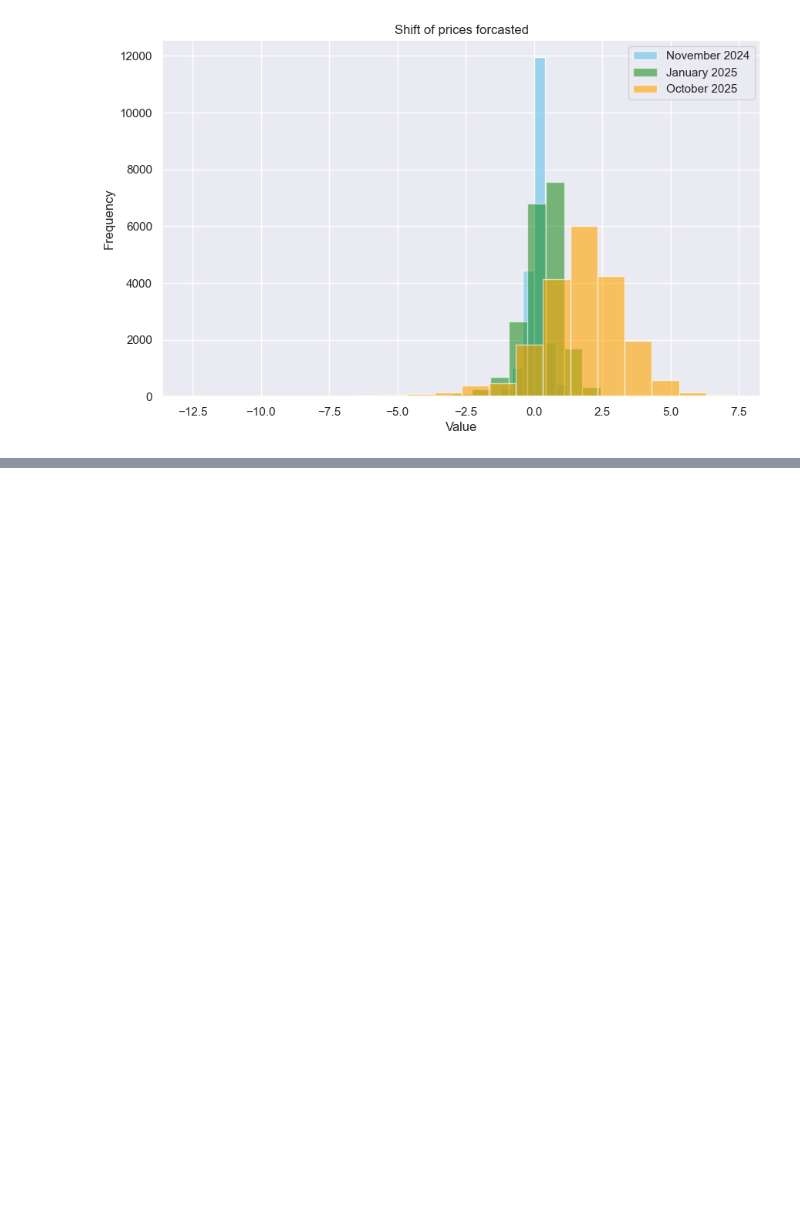
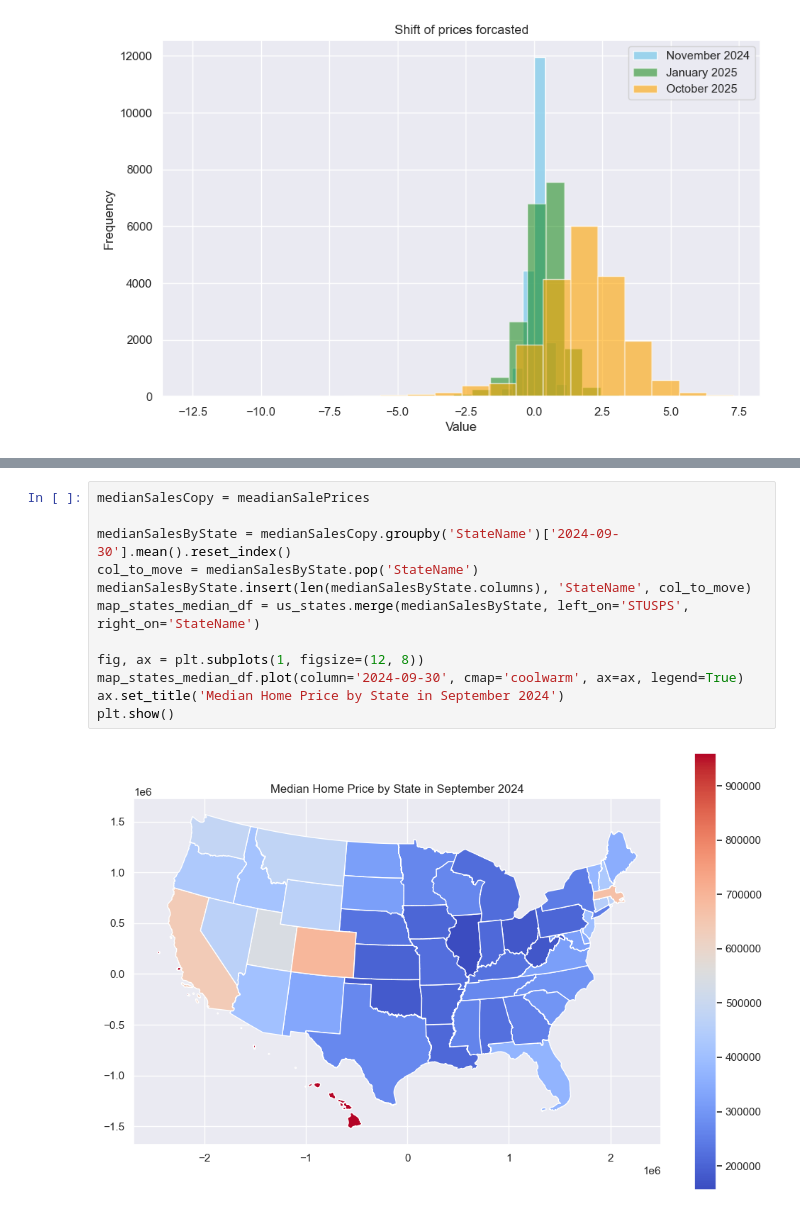
Before and after one commit to arthurkennedy/eda_dppt_project, a Jupyter notebook: luca.ipynb, the cells around one changed output, grey strips where cells are left out. Cells and saved outputs as stored; diff of their text form; blank space fills up the shorter version.

```diff
--- a/luca.ipynb
+++ b/luca.ipynb
@@ -241,0 +364,14 @@ Index: []
+# %%
+medianSalesCopy = meadianSalePrices
+
+medianSalesByState = medianSalesCopy.groupby('StateName')['2024-09-30'].mean().reset_index()
+col_to_move = medianSalesByState.pop('StateName')
+medianSalesByState.insert(len(medianSalesByState.columns), 'StateName', col_to_move)
+map_states_median_df = us_states.merge(medianSalesByState, left_on='STUSPS', right_on='StateName')
+
+fig, ax = plt.subplots(1, figsize=(12, 8))
+map_states_median_df.plot(column='2024-09-30', cmap='coolwarm', ax=ax, legend=True)
+ax.set_title('Median Home Price by State in September 2024')
+plt.show()
+# %% [output]
+[figure, added]
```
Also changed, not shown: parts of 23 cells of this notebook.
